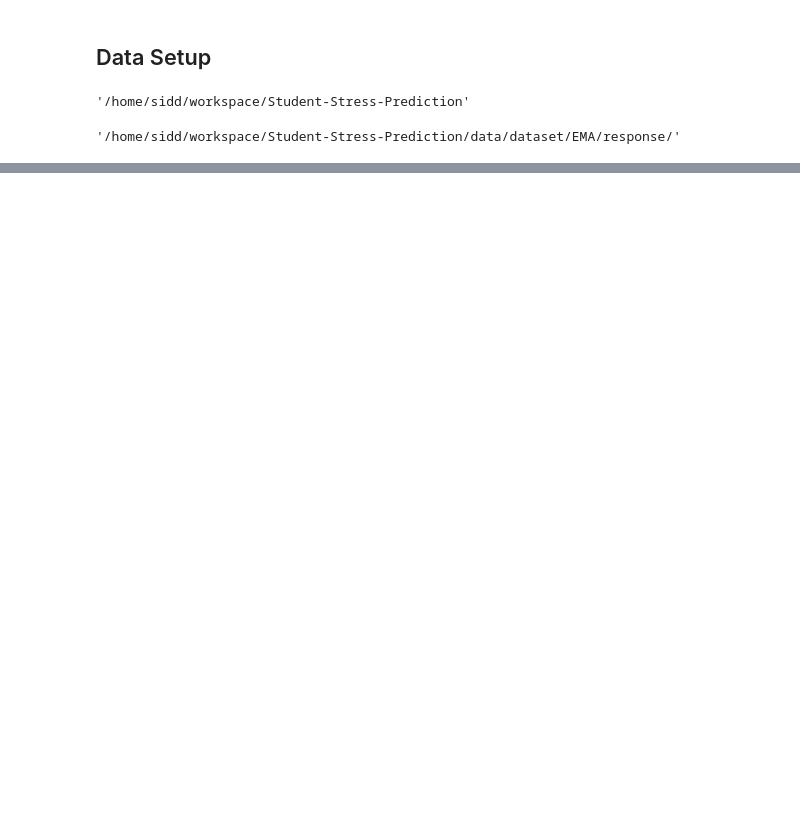
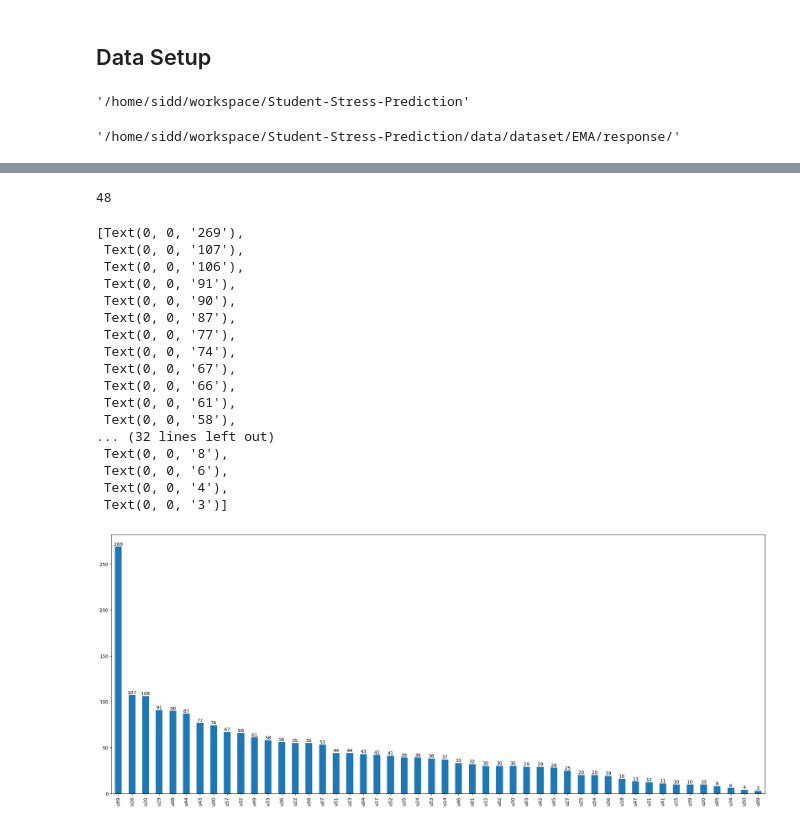
Before and after one commit to slickFix/Student-Stress-Prediction, a Jupyter notebook: EDA.ipynb, the cells around one changed output, grey strips where cells are left out. Drawn from its saved outputs; the diff is of its cells as text; code cells hidden in the pictures; blank space fills up the shorter version.

```diff
--- a/EDA.ipynb
+++ b/EDA.ipynb
@@ -150,0 +136,24 @@ get_info_from_timestamp(list(stress_json_di.items())[0][1][0]['resp_time'])
+# %%
+def get_stress_ema_df(stress_json_di):
+
+    ema_stress_data_di = defaultdict(list)
+
+
+    for user, val in tqdm(stress_json_di.items()):
+        usr_id = user.split('.')[0].split('_')[1]
+
+
+        for json_val in val:
+            if 'level' in json_val:
+
+                ema_stress_data_di['user_id'].append(usr_id)
+
+
+                time_info_di = get_info_from_timestamp(json_val['resp_time'])
+                for k,v in time_info_di.items():
+                    ema_stress_data_di[k].append(v)
+
+                ema_stress_data_di['label_source'].append("stress_ema")
+                ema_stress_data_di['rating'].append(json_val['level'])
+
+    return pd.DataFrame(ema_stress_data_di)
@@ -150,0 +162,4 @@ get_info_from_timestamp(list(stress_json_di.items())[0][1][0]['resp_time'])
+# %%
+stress_ema_df = get_stress_ema_df(stress_json_di)
+
+stress_ema_df.head()
@@ -150,0 +275,6 @@ get_info_from_timestamp(list(stress_json_di.items())[0][1][0]['resp_time'])
+# %%
+### Data processing
+
+
+stress_ema_df['date_time'] = pd.to_datetime(stress_ema_df['date_time'])
+stress_ema_df = stress_ema_df.set_index('date_time')
@@ -150,0 +291,26 @@ get_info_from_timestamp(list(stress_json_di.items())[0][1][0]['resp_time'])
+# %%
+len(stress_ema_df['user_id'].value_counts())
+# %% [output]
+48
+# %%
+ax = stress_ema_df['user_id'].value_counts().plot.bar(figsize=(25, 10))
+ax.bar_label(ax.containers[0])
+# %% [output]
+[Text(0, 0, '269'),
+ Text(0, 0, '107'),
+ Text(0, 0, '106'),
+ Text(0, 0, '91'),
+ Text(0, 0, '90'),
+ Text(0, 0, '87'),
+ Text(0, 0, '77'),
+ Text(0, 0, '74'),
+ Text(0, 0, '67'),
+ Text(0, 0, '66'),
+ Text(0, 0, '61'),
+ Text(0, 0, '58'),
+... (32 lines left out)
+ Text(0, 0, '8'),
+ Text(0, 0, '6'),
+ Text(0, 0, '4'),
+ Text(0, 0, '3')]
+[figure, added]
```
Also changed, not shown: parts of 40 cells of this notebook.
